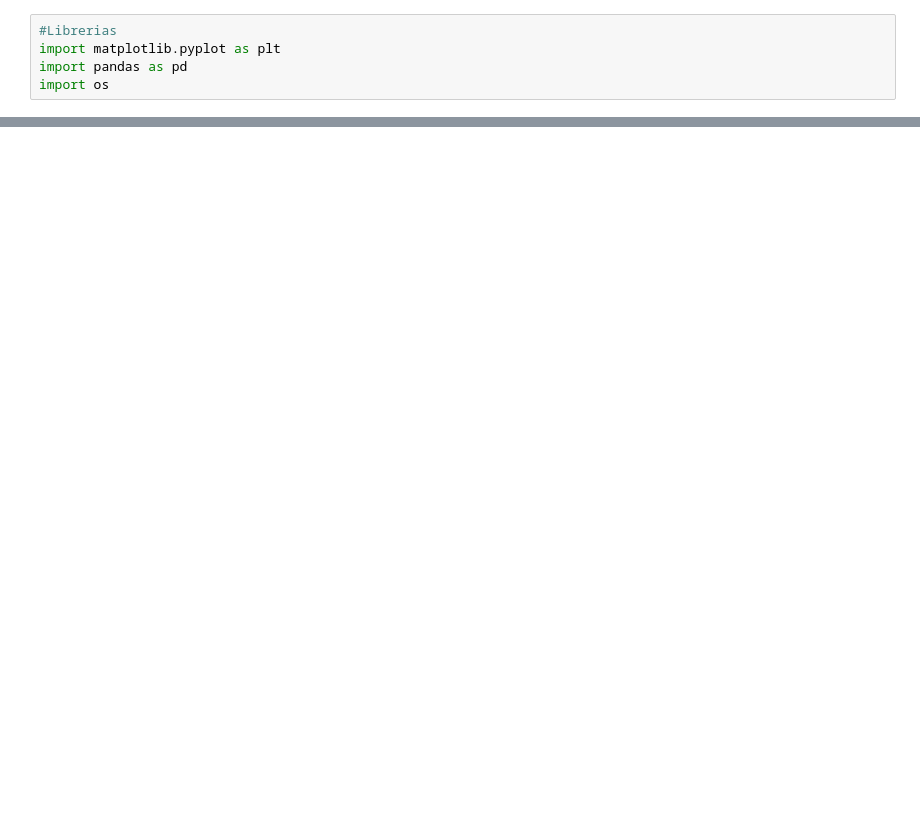
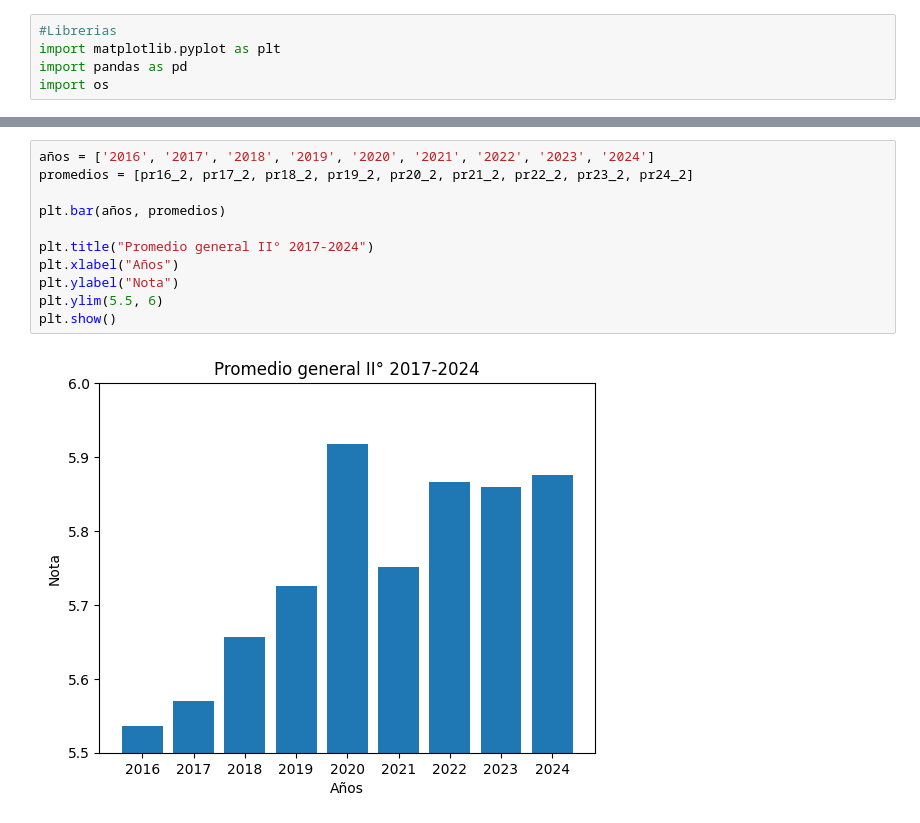
Before and after one commit to cony45678/Proyecto-Semestral-IMT2200, a Jupyter notebook: proyecto/notebook_rendimiento.ipynb, the cells around one changed output, grey strips where cells are left out. Cells and saved outputs as stored; diff of their text form; blank space fills up the shorter version.

```diff
--- a/proyecto/notebook_rendimiento.ipynb
+++ b/proyecto/notebook_rendimiento.ipynb
@@ -69,0 +213,13 @@ plt.show()
+# %%
+años = ['2016', '2017', '2018', '2019', '2020', '2021', '2022', '2023', '2024']
+promedios = [pr16_2, pr17_2, pr18_2, pr19_2, pr20_2, pr21_2, pr22_2, pr23_2, pr24_2]
+
+plt.bar(años, promedios)
+
+plt.title("Promedio general II° 2017-2024")
+plt.xlabel("Años")
+plt.ylabel("Nota")
+plt.ylim(5.5, 6)
+plt.show()
+# %% [output]
+[figure, added]
```
Also changed, not shown: parts of 17 cells of this notebook.
